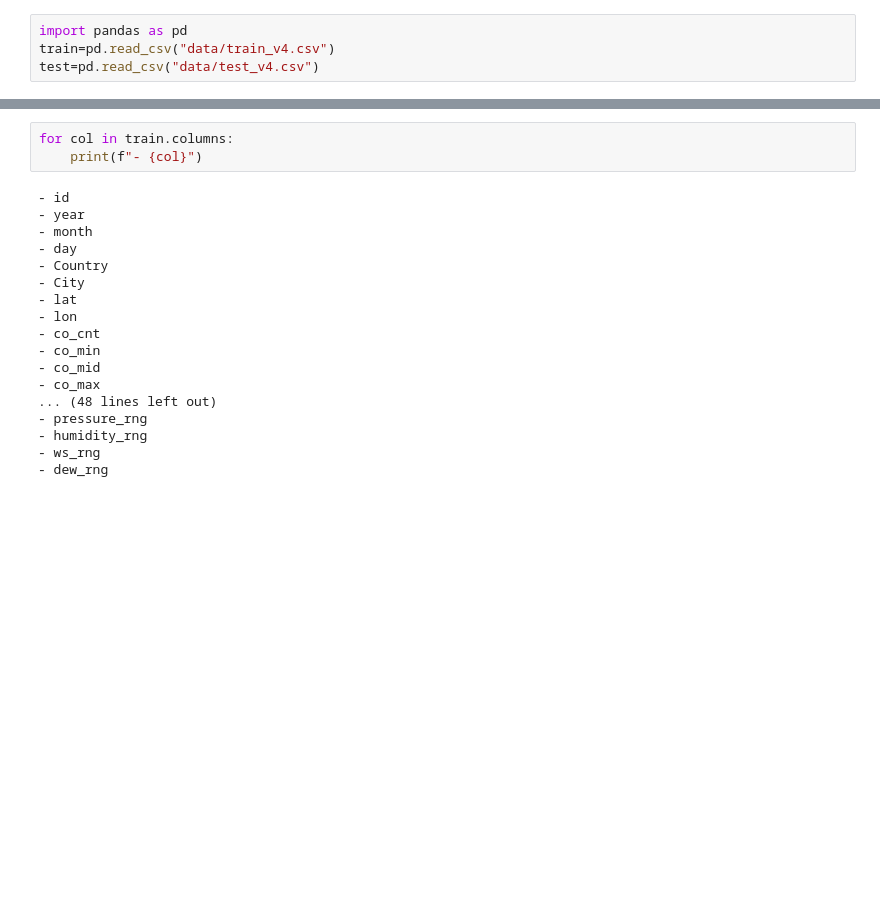
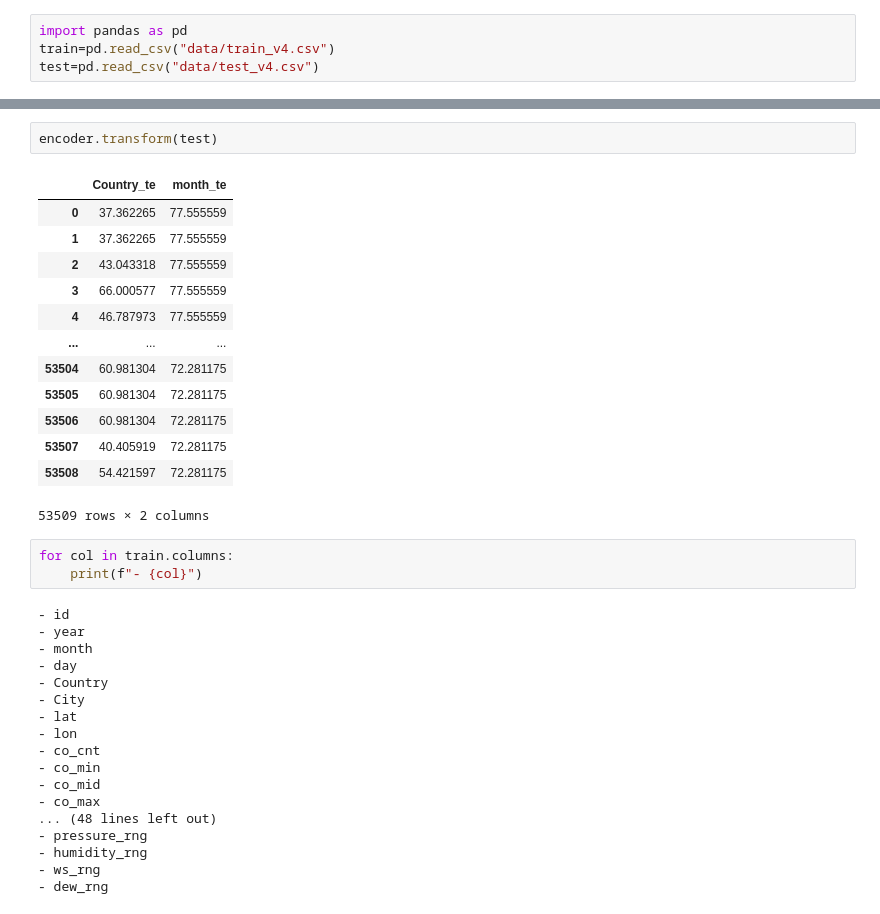
Before and after one commit to habroptilus/ds-monorepo, a Jupyter notebook: projects/sony/eda.ipynb, the cells around one changed output, grey strips where cells are left out. Drawn from its saved outputs; the diff is of its cells as text; blank space fills up the shorter version.

```diff
--- a/projects/sony/eda.ipynb
+++ b/projects/sony/eda.ipynb
@@ -5,3 +83,19 @@ test=pd.read_csv("data/test_v4.csv")
+# %%
+encoder.transform(test)
+# %% [output]
+|  | Country_te | month_te |
+| 0 | 37.362265 | 77.555559 |
+| 1 | 37.362265 | 77.555559 |
+| 2 | 43.043318 | 77.555559 |
+| 3 | 66.000577 | 77.555559 |
+| 4 | 46.787973 | 77.555559 |
+| ... | ... | ... |
+| 53504 | 60.981304 | 72.281175 |
+| 53505 | 60.981304 | 72.281175 |
+| 53506 | 60.981304 | 72.281175 |
+| 53507 | 40.405919 | 72.281175 |
+| 53508 | 54.421597 | 72.281175 |
+53509 rows × 2 columns
 # %%
 for col in train.columns:
     print(f"- {col}")
```
Also changed, not shown: parts of 4 cells of this notebook, 11 other files.
